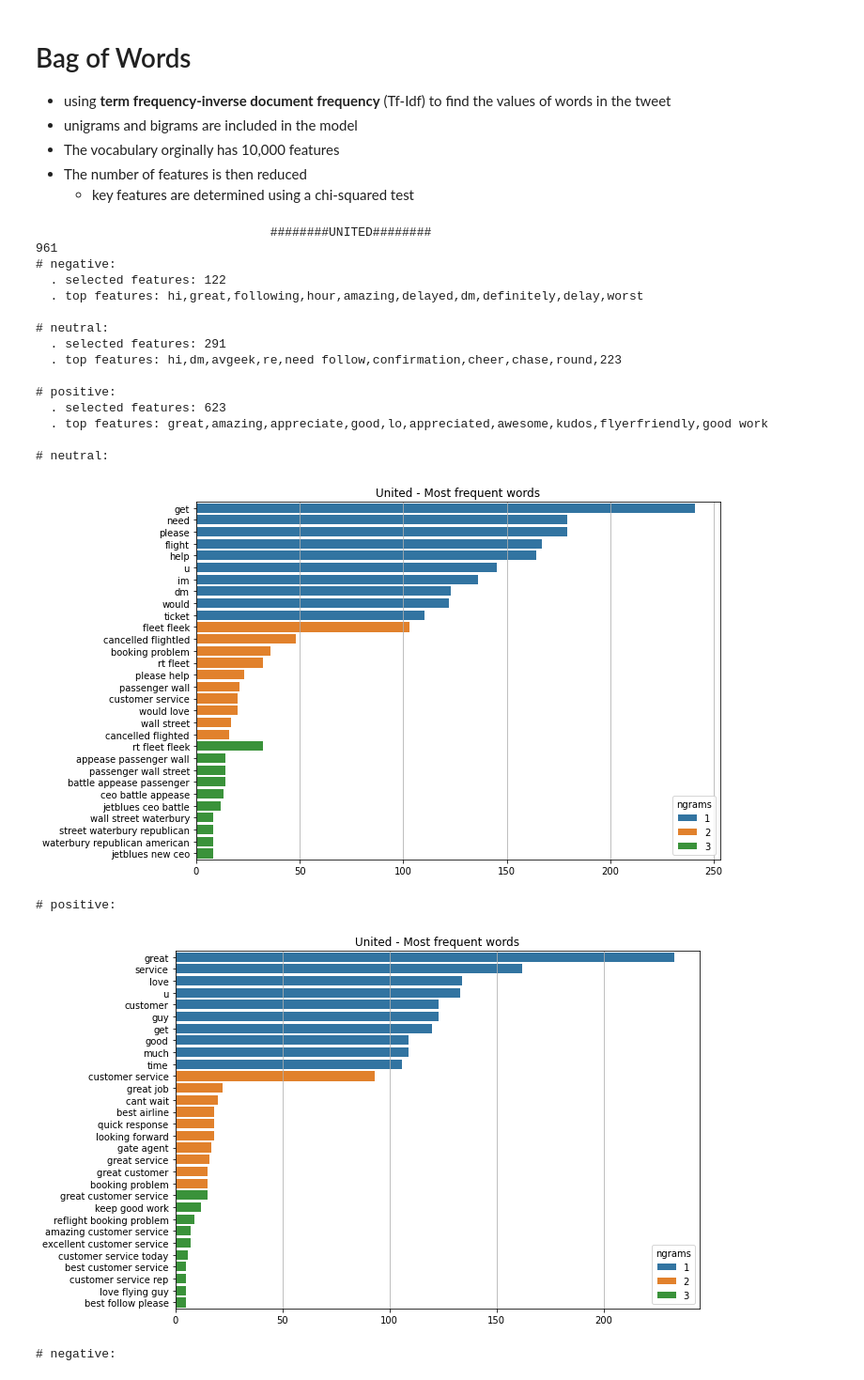
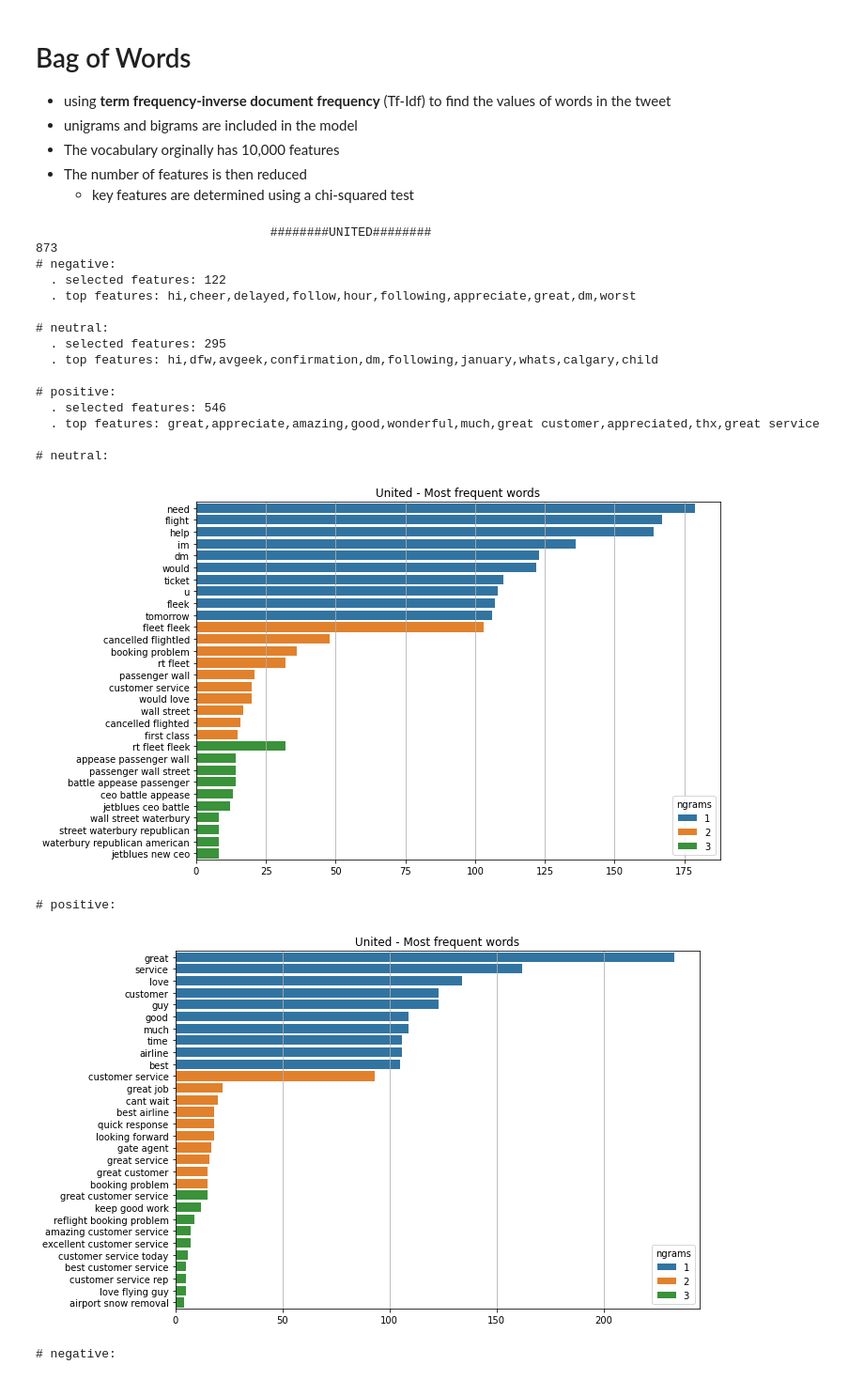
Before and after one commit to mulac/TDA-SentimentAnalysis, a Jupyter notebook: DataAnalysis.ipynb, the cells around one changed output. Shown at 94% size. Saved outputs shown, nothing was run; the diff lists cells and outputs as text; code cells hidden in the pictures.

```diff
--- a/DataAnalysis.ipynb
+++ b/DataAnalysis.ipynb
@@ -80,7 +82,7 @@ def preprocess_text(text, flg_stemm=False, flg_lemm=True, lst_stopwords=None):
   return text
 
 lst_stopwords = nltk.corpus.stopwords.words("english")
-airline_stopwords = ["united", "americanair", "usairways", "jetblue", "virginamerica", "southwestair", "thanks", "thnx", "thank you", "flight", "thank"]
+airline_stopwords = ["united", "americanair", "usairways", "jetblue", "virginamerica", "southwestair", "thanks", "thnx", "thank you", "flight", "thank", "get", "please", "u"]
 for stopword in airline_stopwords:
   lst_stopwords.append(stopword)
 # %%
@@ -195,46 +197,48 @@ def BagOfWords(airline, name):
     sns.barplot(x="freq", y="word", hue="ngrams", dodge=False, ax=ax,
                 data=dtf_freq.groupby('ngrams')["ngrams","freq","word"].head(top))
     ax.set(xlabel=None, ylabel=None, title= name + " - Most frequent words")
     ax.grid(axis="x")
     plt.show()
     return dtf_freq
 
   dtf_freq = pd.DataFrame()
   for y in dtf["airline_sentiment"].unique():
       print("# {}:".format(y))
       dtf_y = word_freq(corpus=dtf[dtf["airline_sentiment"]==y]["text_clean"], ngrams=[1,2,3], top=10, figsize=(10,7))
       dtf_y["airline_sentiment"] = y
       dtf_freq = dtf_freq.append(dtf_y)
 
+
+  return dtf_freq
 print("\t\t\t\t########UNITED########")
-BagOfWords(dtf_united, "United")
+united_freq = BagOfWords(dtf_united, "United")
 print("\n\n\n\n\n\t\t\t\t########VIRGIN AMERICA########")
-BagOfWords(dtf_VA, "Virgin America")
+VA_freq = BagOfWords(dtf_VA, "Virgin America")
 print("\n\n\n\n\n\t\t\t########US Airways########")
-BagOfWords(dtf_UA, "US Airways")
+UA_freq = BagOfWords(dtf_UA, "US Airways")
 print("\n\n\n\n\n\t\t\t\t########SOUTHWEST########")
-BagOfWords(dtf_southwest, "Southwest")
+southwest_freq = BagOfWords(dtf_southwest, "Southwest")
 print("\n\n\n\n\n\t\t\t\t########DELTA########")
-BagOfWords(dtf_delta, "Delta")
+delta_freq = BagOfWords(dtf_delta, "Delta")
 print("\n\n\n\n\n\t\t\t\t########AMERICAN########")
-BagOfWords(dtf_american, "American")
+american_freq = BagOfWords(dtf_american, "American")
 # %% [output]
                                 ########UNITED########
-961
+873
 # negative:
   . selected features: 122
-  . top features: hi,great,following,hour,amazing,delayed,dm,definitely,delay,worst
+  . top features: hi,cheer,delayed,follow,hour,following,appreciate,great,dm,worst
 
 # neutral:
-  . selected features: 291
-  . top features: hi,dm,avgeek,re,need follow,confirmation,cheer,chase,round,223
+  . selected features: 295
+  . top features: hi,dfw,avgeek,confirmation,dm,following,january,whats,calgary,child
 
 # positive:
-  . selected features: 623
-  . top features: great,amazing,appreciate,good,lo,appreciated,awesome,kudos,flyerfriendly,good work
+  . selected features: 546
+  . top features: great,appreciate,amazing,good,wonderful,much,great customer,appreciated,thx,great service
 
 # neutral:
-[figure, old version]
+[figure, new version]
 # positive:
-[figure, old version]
+[figure, new version]
 # negative:
```
Also changed, not shown: parts of 14 cells of this notebook.
